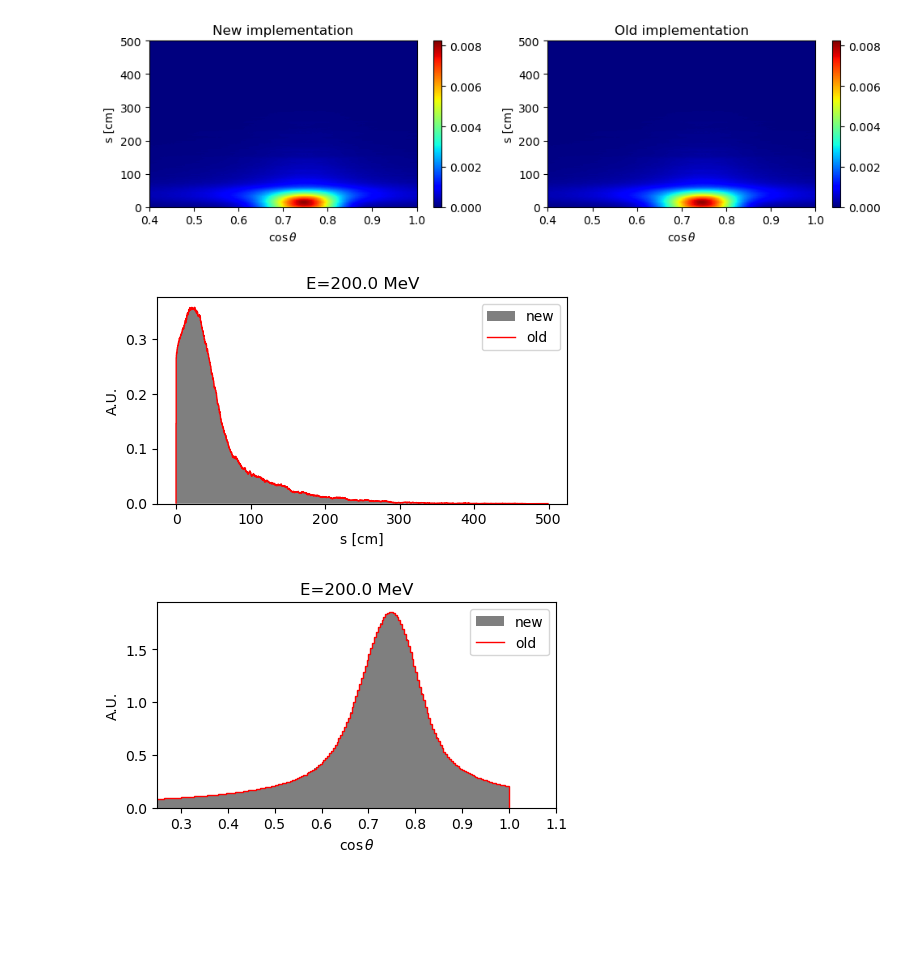
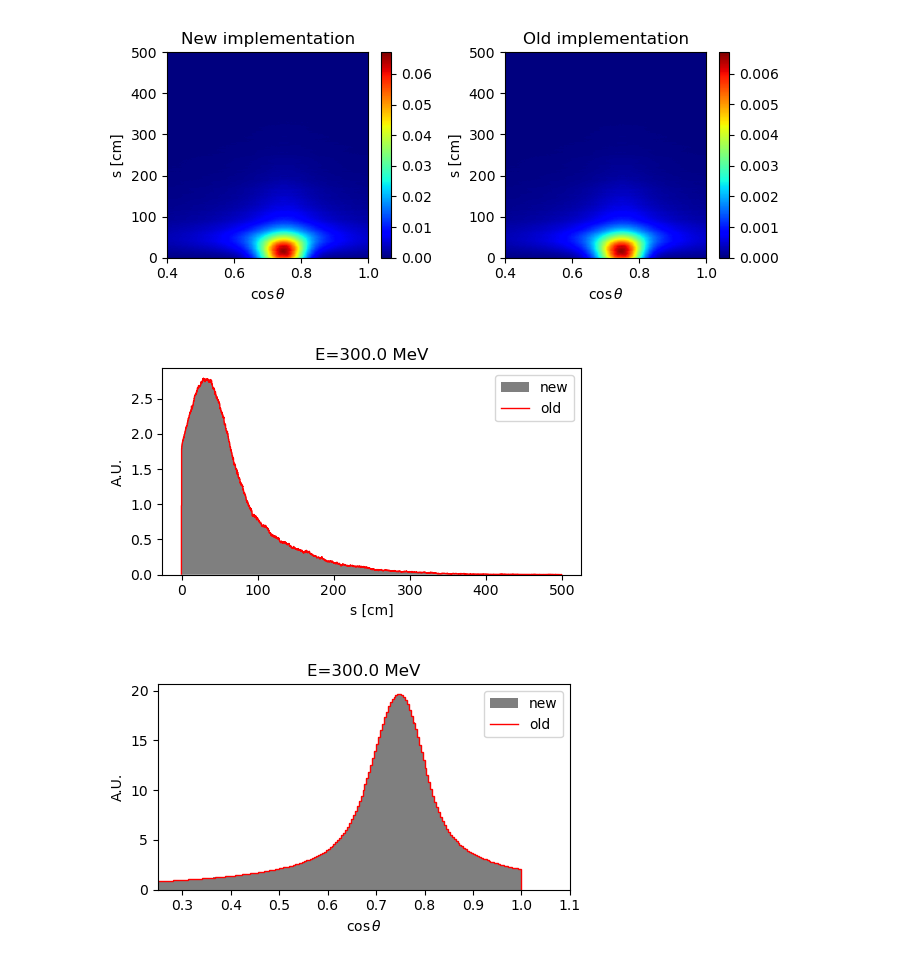
Before and after one commit to lolorestrepo/WCSimFQTuningTools, a Jupyter notebook: CProfiles/Analysis/comparisons_merging.ipynb, the cells around one changed output. Saved outputs shown, nothing was run; the diff lists cells and outputs as text; code cells hidden in the pictures; blank space fills up the shorter version.

```diff
--- a/CProfiles/Analysis/comparisons_merging.ipynb
+++ b/CProfiles/Analysis/comparisons_merging.ipynb
@@ -12,60 +15,71 @@ fname  = os.path.expandvars("$HOME/Software/WCSimFQTuningTools/CProfiles/cprofil
 of = uproot.open(ofname)
 f  = uproot.open(fname)
 # %%
-energy = 200.0
+energy = 300.0
 
 oh, othbins, osbins = of[f"g_11_{int(energy)}"].to_numpy()
-h ,  thbins, sbins  =  f[f"g_{energy}"]        .to_numpy()
+# oh, othbins, osbins = of[f"g_{energy}"].to_numpy()
+h ,  thbins, sbins  =  f[f"g_{energy}"].to_numpy()
 
 osbins *= 1/10
-sbins  *= 1/10
+# sbins  *= 1/10
 
 np.testing.assert_allclose(othbins, thbins)
 np.testing.assert_allclose( osbins, sbins)
-#np.testing.assert_allclose( oh, h)
+# np.testing.assert_allclose( oh, h)
 # %%
-plt.figure(figsize=[10, 3])
+plt.figure(figsize=[7, 3])
 
 plt.subplot(121)
 plt.title("New implementation")
-plt.imshow(h.T, origin="lower", extent=[othbins[0], othbins[-1], osbins[0], osbins[-1]], cmap="jet", aspect="auto")
+plt.imshow(h.T, origin="lower", extent=[thbins[0], thbins[-1], sbins[0], sbins[-1]], cmap="jet", aspect="auto")
 plt.xlim([0.4, None])
 plt.xlabel(r"$\cos \theta$")
 plt.ylabel("s [cm]")
 plt.colorbar()
 
 plt.subplot(122)
 plt.title("Old implementation")
 plt.imshow(oh.T, origin="lower", extent=[othbins[0], othbins[-1], osbins[0], osbins[-1]], cmap="jet", aspect="auto")
 plt.xlim([0.4, None])
 plt.xlabel(r"$\cos \theta$")
 plt.ylabel("s [cm]")
 plt.colorbar()
 
 plt.tight_layout()
 # %% [output]
-[figure, old version]
+[figure, new version]
 # %%
 # s projections
 plt.figure(figsize=[5, 3])
 plt.title(f"E={energy} MeV")
 
-plt.stairs( h.sum(axis=0),  sbins, label="new", color="k", fill=True, alpha=0.5)
-plt.stairs(oh.sum(axis=0), osbins, label="old", color="r")
+# new
+normed_h = (h / (h.sum()*(sbins[1] - sbins[0])*(thbins[1] - thbins[0])))
+plt.stairs( normed_h.sum(axis=0),  sbins, label="new", color="k", fill=True, alpha=0.5)
+
+# old
+normed_oh = (oh / (oh.sum()*(osbins[1] - osbins[0])*(othbins[1] - othbins[0])))
+plt.stairs(normed_oh.sum(axis=0), osbins, label="old", color="r")
 
 plt.xlabel("s [cm]")
 plt.ylabel("A.U.")
 plt.legend()
 plt.tight_layout()
 # %% [output]
-[figure, old version]
+[figure, new version]
 # %%
 # th projections
 plt.figure(figsize=[5, 3])
 plt.title(f"E={energy} MeV")
 
-plt.stairs( h.sum(axis=1),  thbins, label="new", color="k", fill=True, alpha=0.5)
-plt.stairs(oh.sum(axis=1), othbins, label="old", color="r")
+# new
+normed_h = (h / (h.sum()*(sbins[1] - sbins[0])*(thbins[1] - thbins[0])))
+plt.stairs( normed_h.sum(axis=1),  thbins, label="new", color="k", fill=True, alpha=0.5)
+
+# old
+normed_oh = (oh / (oh.sum()*(osbins[1] - osbins[0])*(othbins[1] - othbins[0])))
+plt.stairs(normed_oh.sum(axis=1), othbins, label="old", color="r")
 
 plt.xlabel(r"$\cos \theta$")
 plt.ylabel("A.U.")
@@ -73,7 +87,7 @@ plt.xlim([0.25, 1.1])
 plt.legend()
 plt.tight_layout()
 # %% [output]
-[figure, old version]
+[figure, new version]
 # %%
 es , nph  =  f["gNphot"].values()
 oes, onph = of["gNphot"].values()
```
Also changed, not shown: parts of 5 cells of this notebook, 10 other files.
